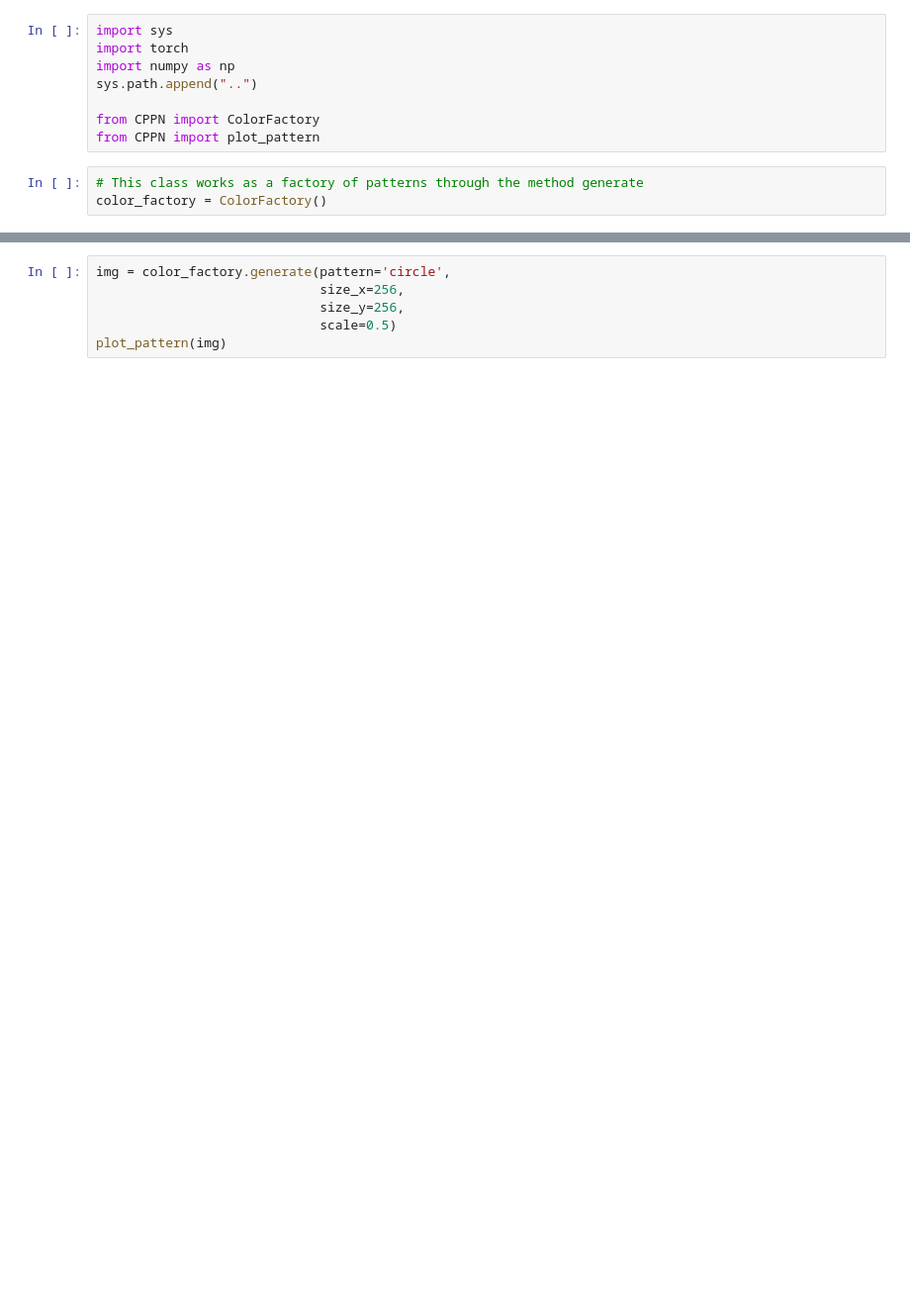
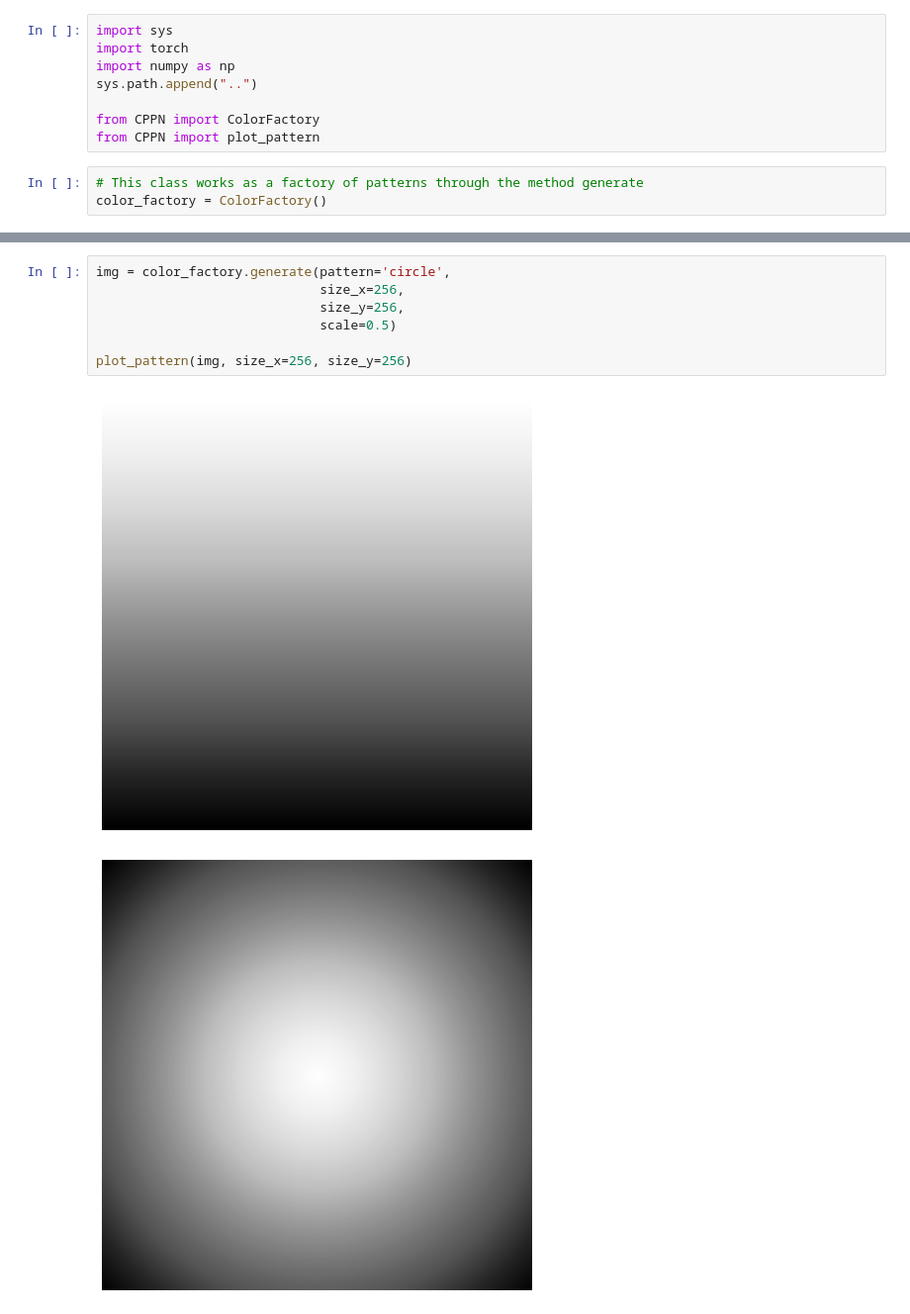
Before and after one commit to chucheria/CPPN, a Jupyter notebook: examples/generate_patterns.ipynb, the cells around one changed output, grey strips where cells are left out. Shown at 99% size. Cells and saved outputs as stored; diff of their text form; blank space fills up the shorter version.

```diff
--- a/examples/generate_patterns.ipynb
+++ b/examples/generate_patterns.ipynb
@@ -30,9 +42,13 @@ plot_pattern(img)
 # %%
 img = color_factory.generate(pattern='circle',
                              size_x=256,
                              size_y=256,
                              scale=0.5)
-plot_pattern(img)
+
+plot_pattern(img, size_x=256, size_y=256)
+# %% [output]
+[figure, added]
+[figure, added]
 # %%
 img = color_factory.generate(pattern='scaled',
                              size_x=256,
```
Also changed, not shown: parts of 5 cells of this notebook, 2 other files.
